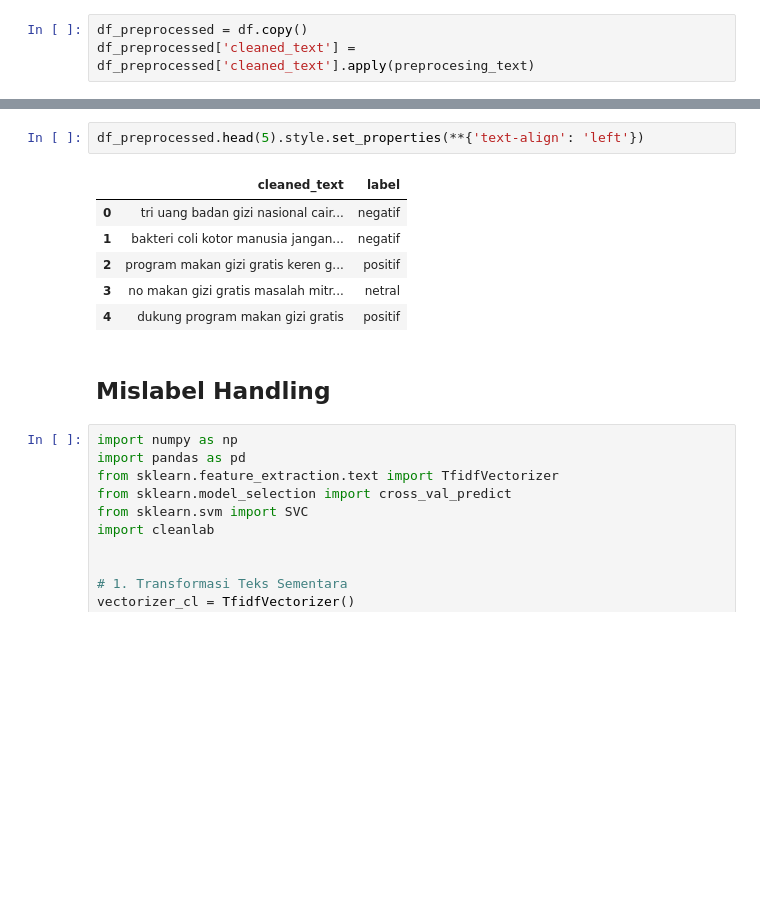
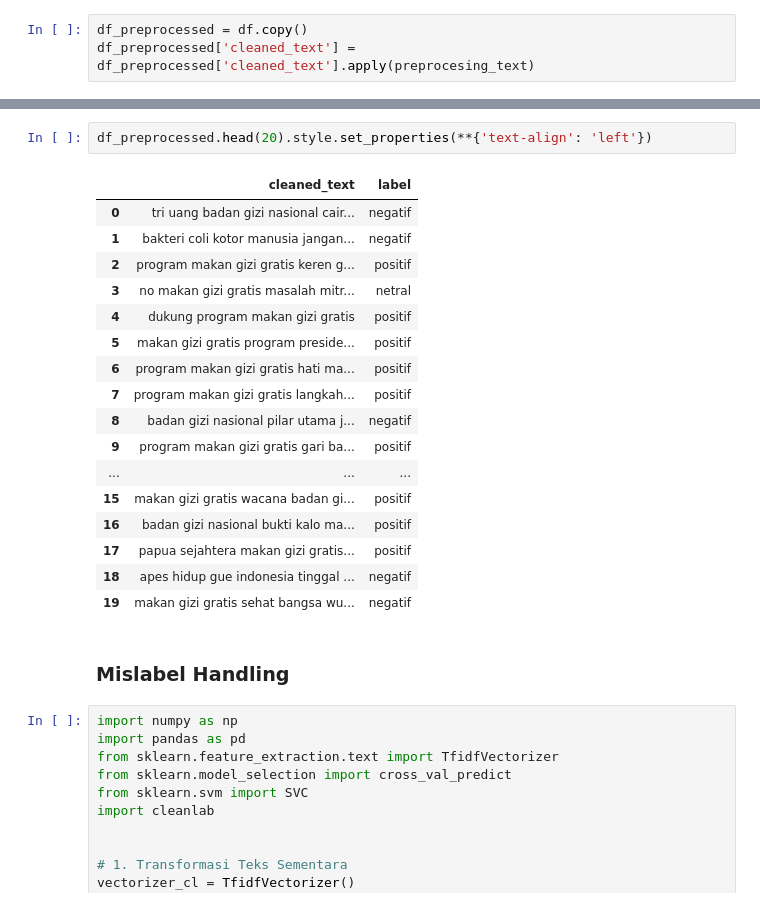
Before and after one commit to mfaruqi35/mbg-sentiment-analysis, a Jupyter notebook: mbg-sentiment-analysis.ipynb, the cells around one changed output, grey strips where cells are left out. Drawn from its saved outputs; the diff is of its cells as text; blank space fills up the shorter version.

```diff
--- a/mbg-sentiment-analysis.ipynb
+++ b/mbg-sentiment-analysis.ipynb
@@ -352,14 +393,25 @@ df_preprocessed['cleaned_text'] = df_preprocessed['cleaned_text'].apply(preproce
 # %%
-df_preprocessed.head(5).style.set_properties(**{'text-align': 'left'})
+df_preprocessed.head(20).style.set_properties(**{'text-align': 'left'})
 # %% [output]
 |  | cleaned_text | label |
 | 0 | tri uang badan gizi nasional cair... | negatif |
 | 1 | bakteri coli kotor manusia jangan... | negatif |
 | 2 | program makan gizi gratis keren g... | positif |
 | 3 | no makan gizi gratis masalah mitr... | netral |
 | 4 | dukung program makan gizi gratis | positif |
+| 5 | makan gizi gratis program preside... | positif |
+| 6 | program makan gizi gratis hati ma... | positif |
+| 7 | program makan gizi gratis langkah... | positif |
+| 8 | badan gizi nasional pilar utama j... | negatif |
+| 9 | program makan gizi gratis gari ba... | positif |
+| ... | ... | ... |
+| 15 | makan gizi gratis wacana badan gi... | positif |
+| 16 | badan gizi nasional bukti kalo ma... | positif |
+| 17 | papua sejahtera makan gizi gratis... | positif |
+| 18 | apes hidup gue indonesia tinggal ... | negatif |
+| 19 | makan gizi gratis sehat bangsa wu... | negatif |
 # %% [markdown]
-## Mislabel Handling
+### Mislabel Handling
 # %%
 import numpy as np
 import pandas as pd
```
Also changed, not shown: parts of 8 cells of this notebook.
